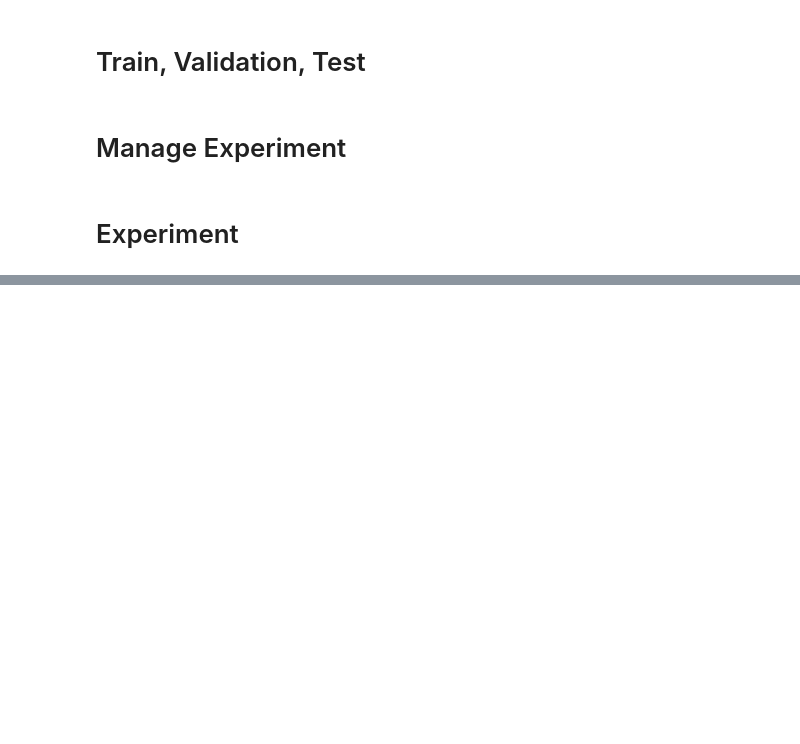
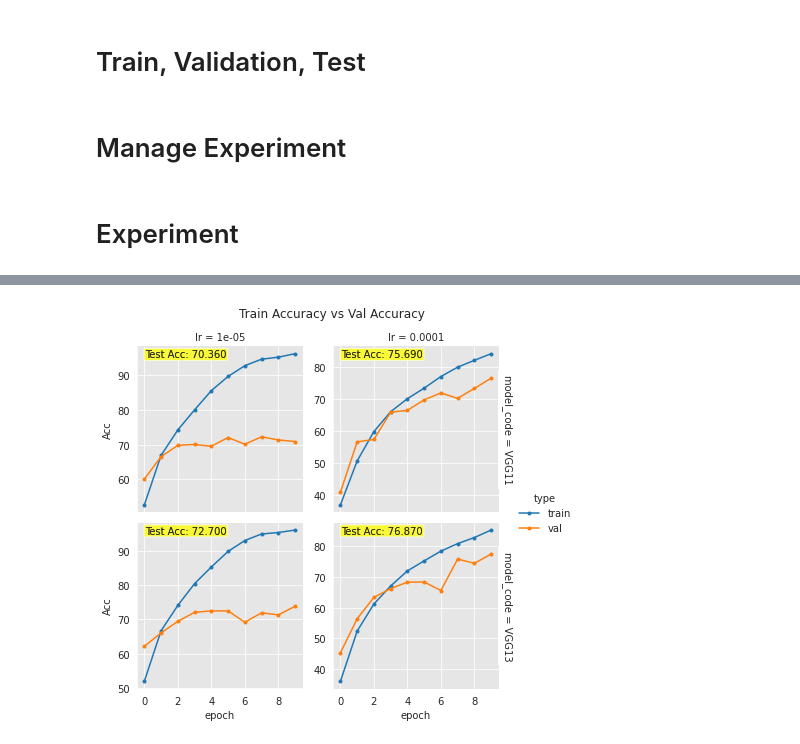
Before and after one commit to Steve-YJ/Assignment_Standalone_DL, a Jupyter notebook: Lab7_Basic_CNN.ipynb, the cells around one changed output, grey strips where cells are left out. Saved outputs shown, nothing was run; the diff lists cells and outputs as text; code cells hidden in the pictures; blank space fills up the shorter version.

```diff
--- a/Lab7_Basic_CNN.ipynb
+++ b/Lab7_Basic_CNN.ipynb
@@ -387,0 +413,41 @@ FileNotFoundError: ignored
+# %%
+var1 = 'lr'
+var2 = 'model_code'
+
+df = load_exp_result('exp1')
+list_v1 = df[var1].unique()
+list_v2 = df[var2].unique()
+list_data = []
+
+for value1 in list_v1:
+    for value2 in list_v2:
+        row = df.loc[df[var1]==value1]
+        row = row.loc[df[var2]==value2]
+
+        train_accs = list(row.train_accs)[0]
+        val_accs = list(row.val_accs)[0]
+        test_acc = list(row.test_acc)[0]
+
+        for epoch, train_acc in enumerate(train_accs):
+            list_data.append({'type':'train', 'Acc':train_acc, 'test_acc':test_acc, 'epoch':epoch, var1:value1, var2:value2})
+        for epoch, val_acc in enumerate(val_accs):
+            list_data.append({'type':'val', 'Acc':val_acc, 'test_acc':test_acc, 'epoch':epoch, var1:value1, var2:value2})
+
+df = pd.DataFrame(list_data)
+g = sns.FacetGrid(df, row=var2, col=var1, hue='type', margin_titles=True, sharey=False)
+g = g.map(plt.plot, 'epoch', 'Acc', marker='.')
+
+def show_acc(x, y, metric, **kwargs):
+    plt.scatter(x, y, alpha=0.3, s=1)
+    metric = "Test Acc: {:1.3f}".format(list(metric.values)[0])
+    plt.text(0.05, 0.95, metric,  horizontalalignment='left', verticalalignment='center', transform=plt.gca().transAxes, bbox=dict(facecolor='yellow', alpha=0.5, boxstyle="round,pad=0.1"))
+g = g.map(show_acc, 'epoch', 'Acc', 'test_acc')
+
+g.add_legend()
+g.fig.suptitle('Train Accuracy vs Val Accuracy')
+
+
+
+plt.subplots_adjust(top=0.89)
+# %% [output]
+[figure, added]
```
Also changed, not shown: parts of 4 cells of this notebook.
